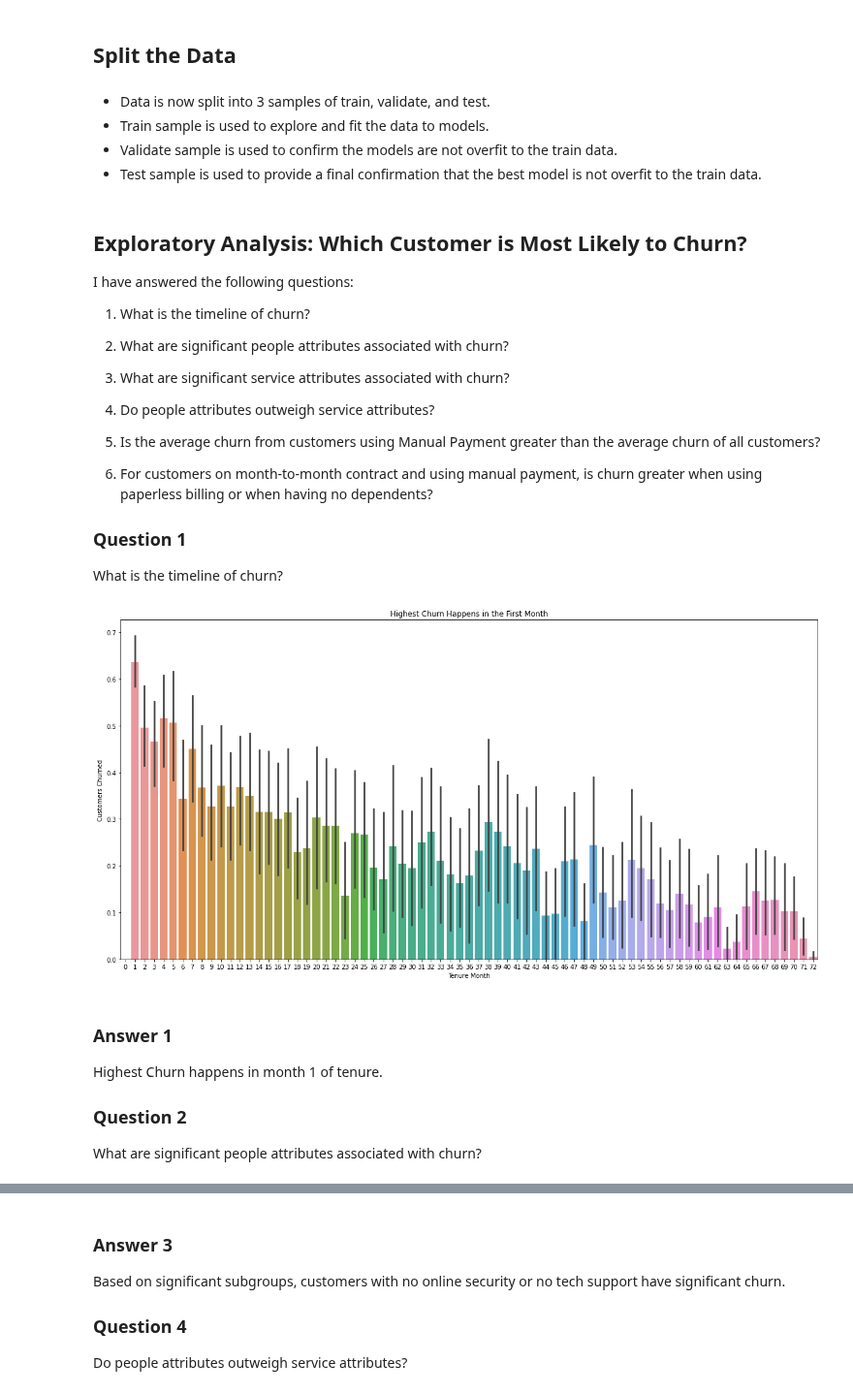
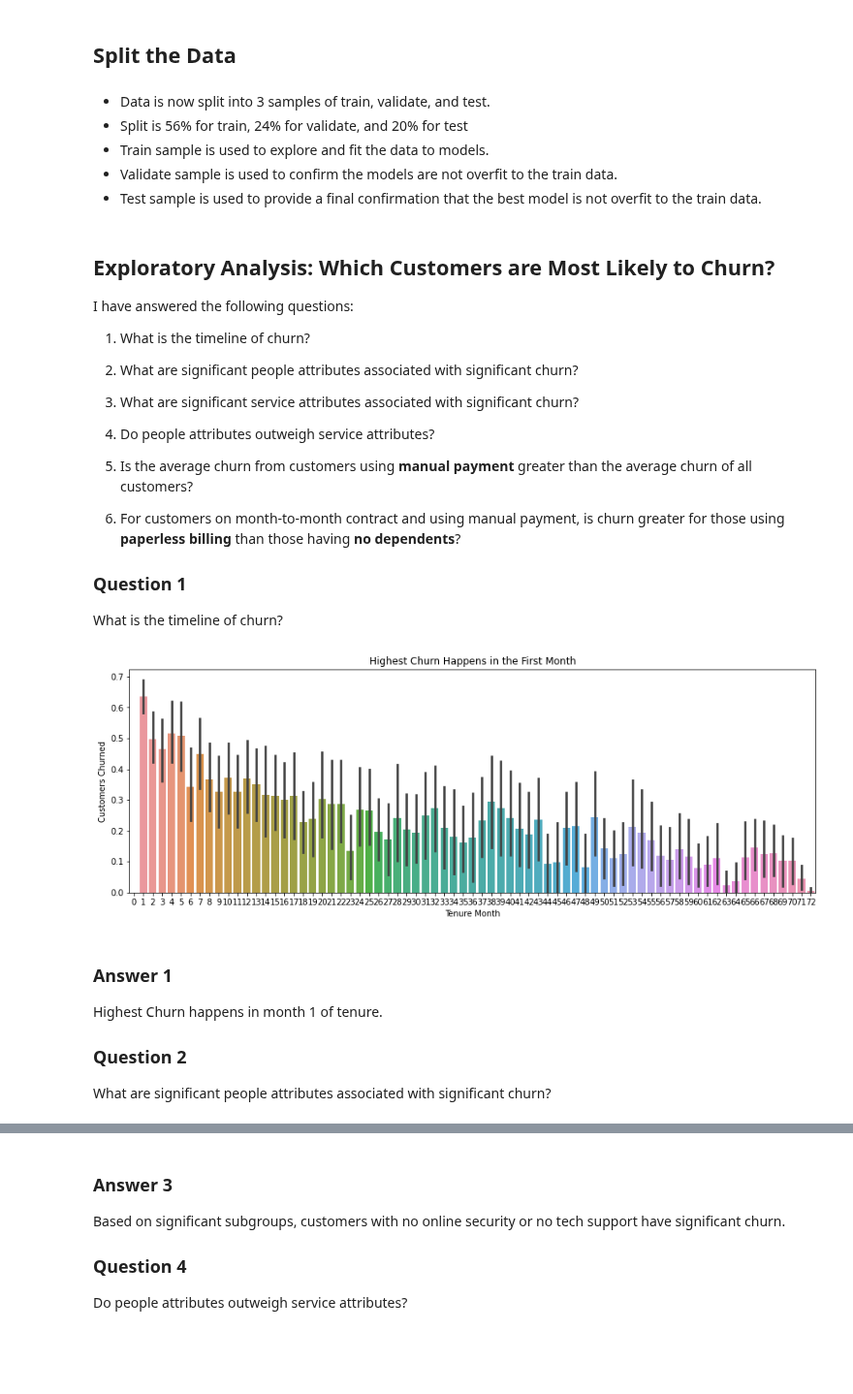
Before and after one commit to kanieladenis/telco_classification_project, a Jupyter notebook: telco_classification_final_report.ipynb, the cells around one changed output, grey strips where cells are left out. Shown at 97% size. Cells and saved outputs as stored; diff of their text form; code cells hidden in the pictures; blank space fills up the shorter version.

```diff
--- a/telco_classification_final_report.ipynb
+++ b/telco_classification_final_report.ipynb
@@ -208,39 +130,40 @@ plt.show()
 train, validate, test = prep_telco.split_telco(df)
 # %% [markdown]
 - Data is now split into 3 samples of train, validate, and test.
+- Split is 56% for train, 24% for validate, and 20% for test
 - Train sample is used to explore and fit the data to models.
 - Validate sample is used to confirm the models are not overfit to the train data.
 - Test sample is used to provide a final confirmation that the best model is not overfit to the train data.
 # %% [markdown]
-## Exploratory Analysis: Which Customer is Most Likely to Churn?
+## Exploratory Analysis: Which Customers are Most Likely to Churn?
 
 I have answered the following questions:
 
 1. What is the timeline of churn?
 
-2. What are significant people attributes associated with churn?
+2. What are significant people attributes associated with significant churn?
 
-3. What are significant service attributes associated with churn?
+3. What are significant service attributes associated with significant churn?
 
 4. Do people attributes outweigh service attributes?
 
-5. Is the average churn from customers using Manual Payment greater than the average churn of all customers?
+5. Is the average churn from customers using **manual payment** greater than the average churn of all customers?
 
-6. For customers on month-to-month contract and using manual payment, is churn greater when using paperless billing or when having no dependents?
+6. For customers on month-to-month contract and using manual payment, is churn greater for those using **paperless billing** than those having **no dependents**?
 
 ### Question 1
 
 What is the timeline of churn?
 # %%
 # Show Timeline for Churn
-plt.figure(figsize=(20,10))
+plt.figure(figsize=(15,5))
 sns.barplot(data=train, x='tenure', y='churn_yes')
 plt.title('Highest Churn Happens in the First Month')
 plt.xlabel('Tenure Month')
 plt.ylabel('Customers Churned')
 plt.show()
 # %% [output]
-[figure, old version]
+[figure, new version]
 # %% [markdown]
 ### Answer 1
 
@@ -248,4 +171,4 @@ Highest Churn happens in month 1 of tenure.
 
 ### Question 2
 
-What are significant people attributes associated with churn?
+What are significant people attributes associated with significant churn?
```
Also changed, not shown: parts of 42 cells of this notebook.
